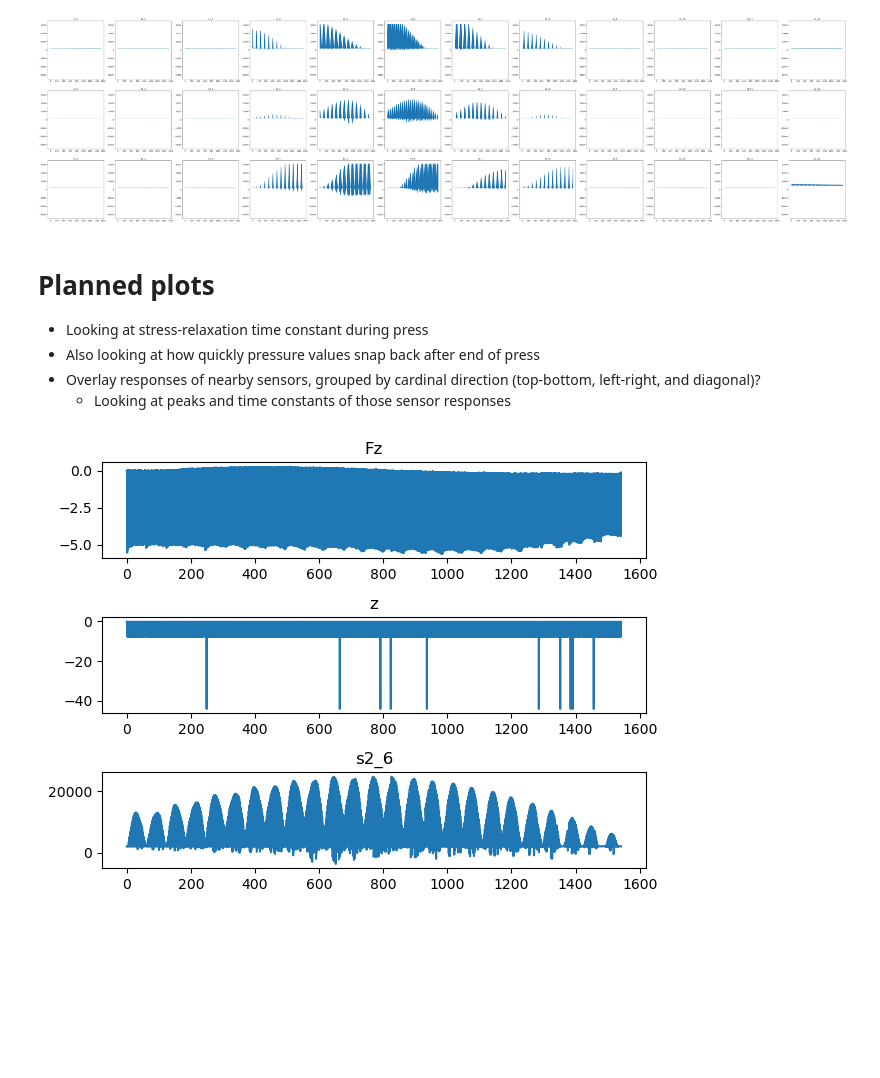
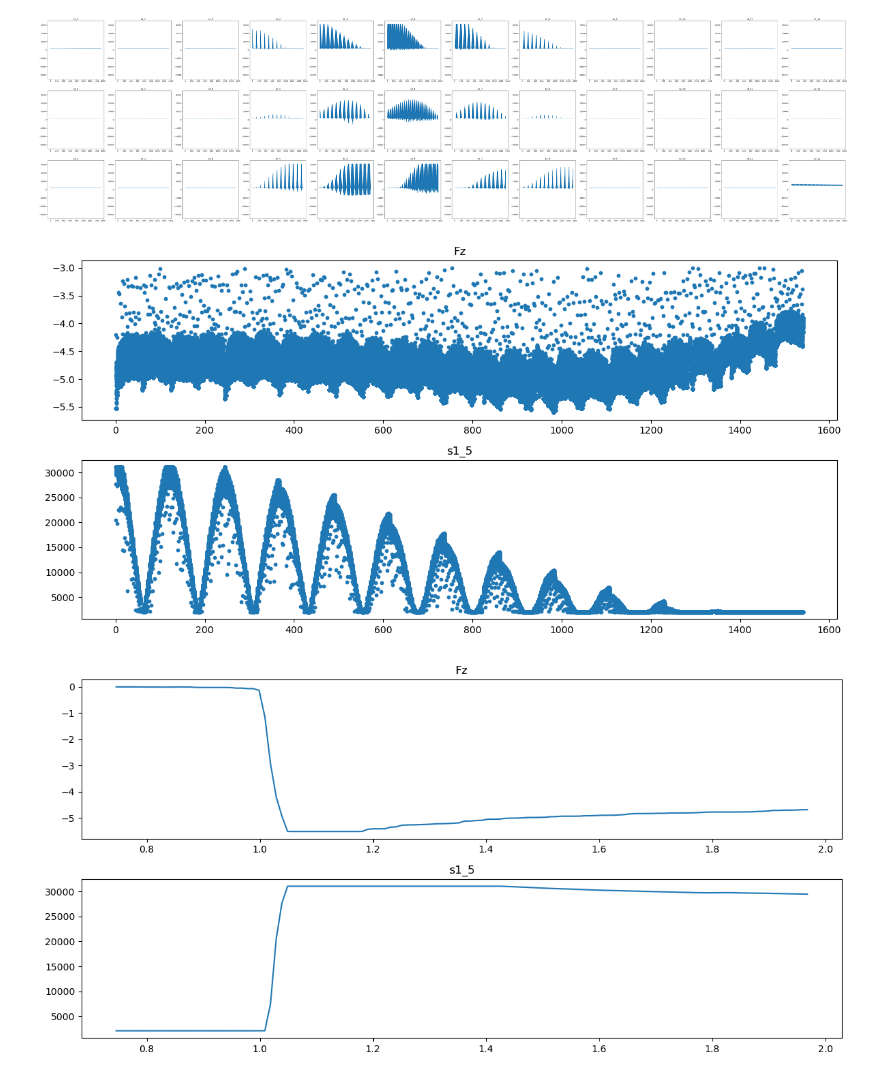
Before and after one commit to saloutos/mmiba_data_analysis, a Jupyter notebook: process_large_dense.ipynb, the cells around one changed output. Cells and saved outputs as stored; diff of their text form; code cells hidden in the pictures; blank space fills up the shorter version.

```diff
--- a/process_large_dense.ipynb
+++ b/process_large_dense.ipynb
@@ -86,26 +89,52 @@ Key length:  51
 [figure]
 [figure]
 [figure]
-# %% [markdown]
-# Planned plots
-- Looking at stress-relaxation time constant during press
-- Also looking at how quickly pressure values snap back after end of press
-- Overlay responses of nearby sensors, grouped by cardinal direction (top-bottom, left-right, and diagonal)?
-    - Looking at peaks and time constants of those sensor responses
-# %%
-# PLOT FOR S2_6, DIRECTLY UNDER STIMULUS
-
-# start with generic plot
-plot_single_sensor_data(data, key, "s2_6")
-
-# fit time-constant to pressure response?
-
-# zoom into unloading phase behavior
-
-# plot 3x3 grid around s2_6
-
-# plot all 9 on same plot, trimming time to just first 30ish seconds
-# label based on distance from s2_6?
-# 3 plots, 1 per row, with data from 3 sensors on each?
-# %% [output]
-[figure, removed]
+# %%
+# PLOT PRESSURES FOR MIDDLE SECTION OF SENSOR ARRAY OVER ENTIRE TEST
+
+# get data from trajectory points and higher force values
+plot_data = data[data[:, key['point_idx']]>0]
+plot_data = plot_data[plot_data[:, key['Fz']]<-3.0]
+
+# just one sensor, all points
+sensor_to_plot = 's1_5'
+fig, ax = plt.subplots(2,1, figsize=(12,6))
+ax[0].scatter(plot_data[:, key["time"]], plot_data[:, key["Fz"]], s=10)
+ax[0].set_title("Fz")
+ax[1].scatter(plot_data[:, key["time"]], plot_data[:, key[sensor_to_plot]], s=10)
+ax[1].set_title(sensor_to_plot)
+plt.tight_layout()
+plt.show()
+
+# just one sensor, one point
+point_to_plot = 1
+fig, ax = plt.subplots(2,1, figsize=(12,6))
+point_data = data[data[:, key['point_idx']]==point_to_plot]
+ax[0].plot(point_data[:, key["time"]], point_data[:, key["Fz"]])
+ax[0].set_title("Fz")
+ax[1].plot(point_data[:, key["time"]], point_data[:, key[sensor_to_plot]])
+ax[1].set_title(sensor_to_plot)
+plt.tight_layout()
+plt.show()
+
+
+# all of the sensors in the middle section
+sensor_list  = ['s1_4', 's1_5', 's1_6', 's1_7', 's1_8',
+                's2_4', 's2_5', 's2_6', 's2_7', 's2_8',
+                's3_4', 's3_5', 's3_6', 's3_7', 's3_8']
+
+fig, ax = plt.subplots(3,5, figsize=(20,10))
+k = 0
+for i in range(3):
+    for j in range(5):
+        cur_key = sensor_list[k]
+        ax[i,j].scatter(plot_data[:, key["time"]], plot_data[:, key[cur_key]], s=2)
+        ax[i,j].set_title(cur_key)
+        ax[i,j].set_ylim(-5000, 35000)
+        k += 1
+
+plt.tight_layout()
+plt.show()
+# %% [output]
+[figure, added]
+[figure, added]
```
Also changed, not shown: parts of 4 cells of this notebook, 1 other file.
